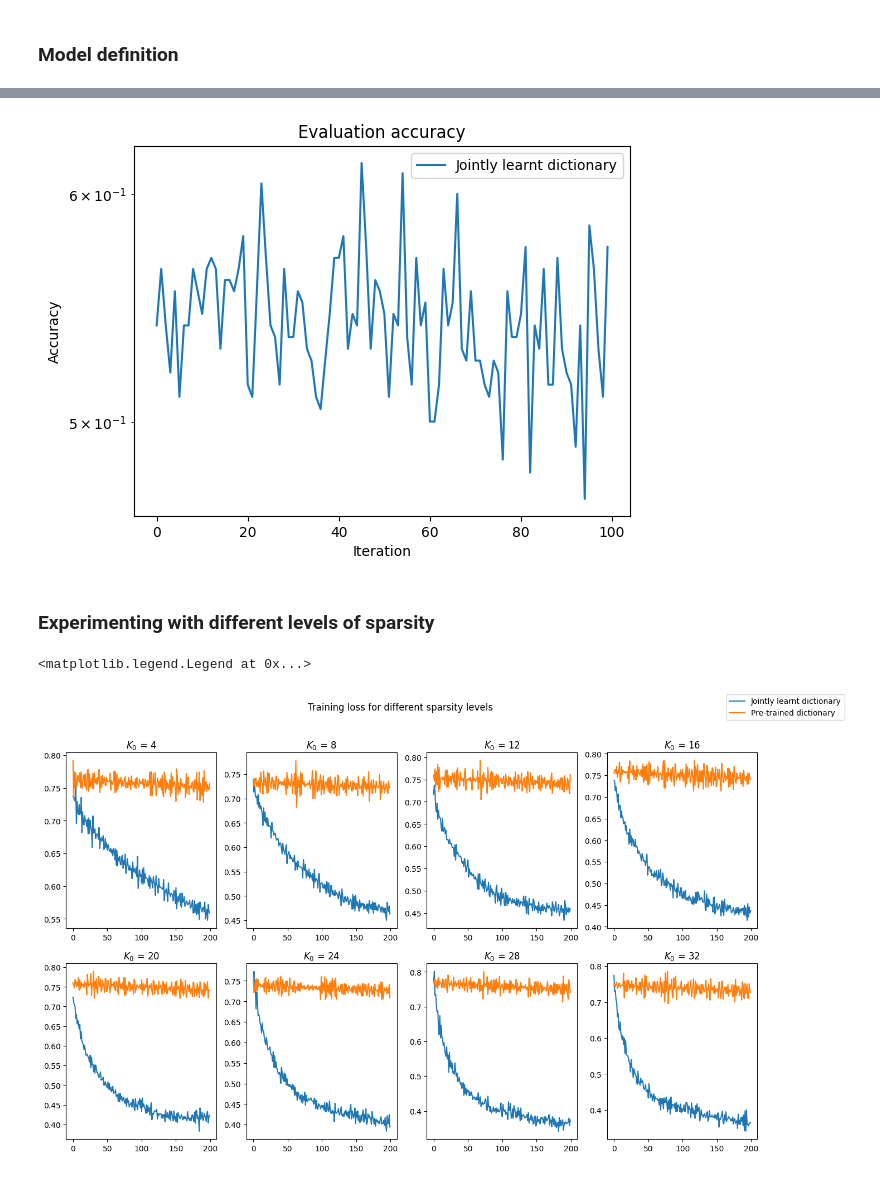
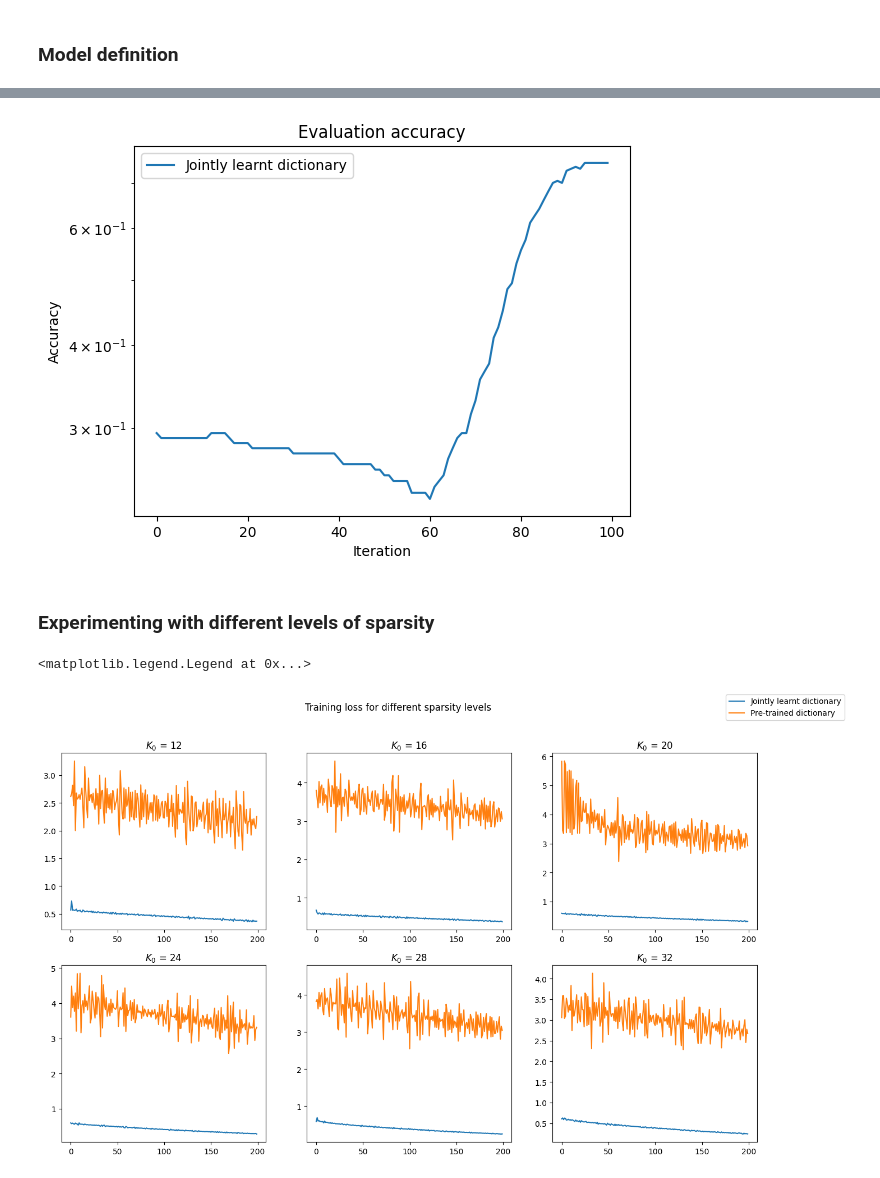
Before and after one commit to LeoDiNino97/TaskDrivenDictionaryLearning, a Jupyter notebook: classification_primer_synthetic.ipynb, the cells around one changed output, grey strips where cells are left out. Cells and saved outputs as stored; diff of their text form; code cells hidden in the pictures.

```diff
--- a/classification_primer_synthetic.ipynb
+++ b/classification_primer_synthetic.ipynb
@@ -107,7 +109,7 @@ class TDDL(nn.Module):
         torch.nn.init.xavier_uniform(self.fc1.weight)
 
         # Define the optimization utilities
-        self.criterion = nn.BCELoss()
+        self.criterion = nn.BCEWithLogitsLoss()
 
         # Metrics tracker
         self.train_losses = []
@@ -126,14 +128,14 @@ class TDDL(nn.Module):
         X, Y= next(iter(train_set))
         for _ in tqdm(range(self.burn_in)):
 
-            alpha = self.OMP(X)
+            alpha = self.LARS(X)
 
             with torch.no_grad():
                 self.D = self.projD(self.D - self.LR *( - torch.matmul(X.t(), alpha) - torch.matmul(self.D, torch.matmul(alpha.t(), alpha))))
 
         # The parameters of the model are optimized as well once the initialized dictionary is fixed
         for _ in tqdm(range(self.burn_in)):
-            alpha = self.ST(X)
+            alpha = self.LARS(X)
             L = self.activeSet(alpha)
 
             # Forward this sparse feature vector enabling gradient computation with respect to the coded sparse vector
@@ -148,8 +150,21 @@ class TDDL(nn.Module):
                     param -= self.LR * (param.grad)
 
     def forward(self, alpha):
-        return torch.sigmoid(self.fc1(alpha))
+        return self.fc1(alpha)
 
+    def LARS(self, X):
+        # Use LARS for sparse coding
+        lars = Lars(n_nonzero_coefs=self.K)
+
+        alpha_hat = torch.zeros(X.shape[0], self.D.shape[1])
+
+        for i in range(X.shape[0]):
+            lars.fit(self.D.detach().cpu().numpy(), X[i].detach().cpu().numpy())
+            alpha_hat[i, :] = torch.tensor(lars.coef_, device=X.device)
+
+        return alpha_hat.requires_grad_(True)
+
+    '''
     def ST(self, X, max_itr = 100):
 
         alpha_hat = torch.zeros(X.shape[0], self.D.shape[1])
@@ -186,6 +201,7 @@ class TDDL(nn.Module):
                 R[i] = X[i] - torch.matmul(self.D, alpha[i])
 
         return torch.tensor(alpha, requires_grad=True)
+    '''
 
     def activeSet(self, alpha):
         return torch.nonzero(alpha, as_tuple=True)
@@ -200,7 +216,7 @@ class TDDL(nn.Module):
     def update(self, X, Y):
 
         # Compute the sparse approximation and its non-zero entries set
-        alpha = self.ST(X)
+        alpha = self.LARS(X)
         L = self.activeSet(alpha)
 
         # Forward this sparse feature vector enabling gradient computation with respect to the coded sparse vector
@@ -263,7 +279,7 @@ class TDDL(nn.Module):
 
         for X, Y in test_loader:
 
-            alpha = self.OMP(X)
+            alpha = self.LARS(X)
             y_hat = self.forward(alpha)
             y_hat = (y_hat > 0.5).float()
 
@@ -315,7 +331,7 @@ test_set = SyntheticSignals(A = A_,
                             s = s_,
                             size = 200).set_loader()
 # %%
-model1 = TDDL(m_, n_, 20, train_set, T = 100, LR = 5e-5)
+model1 = TDDL(m_, n_, 20, train_set, T = 100, LR = 5e-2)
 D = torch.clone(model1.D)
 model1.trainLoop(train_set, test_set)
 # %%
@@ -340,20 +356,20 @@ plt.xlabel('Iteration')
 plt.legend()
 plt.yscale('log')
 # %% [output]
-[figure, old version]
+[figure, new version]
 # %% [markdown]
 ### Experimenting with different levels of sparsity
 # %%
-Ks = [4,8,12,16,20,24,28,32]
+Ks = [12,16,20,24,28,32]
 
 models_joint = {k : None for k in Ks}
 models_pre = {k : None for k in Ks}
 
 for k in Ks:
-    model1 = TDDL(m_, n_, k, train_set, T = 100, LR = 5e-4)
+    model1 = TDDL(m_, n_, k, train_set, T = 100, LR = 5e-2)
     model1.trainLoop(train_set, test_set)
 
-    model2 = TDDL(m_, n_, k, train_set, dicup = False, burn_in=100, T = 100, LR = 5e-4)
+    model2 = TDDL(m_, n_, k, train_set, dicup = False, burn_in=100, T = 100, LR = 5e-2)
     model2.trainLoop(train_set, test_set)
 
     models_joint[k] = model1
@@ -371,16 +387,16 @@ with open('joint_models.pkl', 'rb') as file:
 with open('pre_models.pkl', 'rb') as file:
     models_pre = pickle.load(file)
 # %%
-fig, axs = plt.subplots(2, 4, figsize = (16,9))
+fig, axs = plt.subplots(2, 3, figsize = (16,9))
 fig.suptitle('Training loss for different sparsity levels')
 for i, k in enumerate(Ks):
-    axs[i // 4, i % 4].plot(models_joint[k].train_losses, label = 'Jointly learnt dictionary')
-    axs[i // 4, i % 4].plot(models_pre[k].train_losses, label = 'Pre-trained dictionary')
-    axs[i // 4, i % 4].set_title(f'$K_0$ = {k}')
+    axs[i // 3, i % 3].plot(models_joint[k].train_losses, label = 'Jointly learnt dictionary')
+    axs[i // 3, i % 3].plot(models_pre[k].train_losses, label = 'Pre-trained dictionary')
+    axs[i // 3, i % 3].set_title(f'$K_0$ = {k}')
 
 handles, labels = axs[0, 0].get_legend_handles_labels()
 fig.legend(handles, labels)
 # %% [output]
 <matplotlib.legend.Legend at 0x...>
-[figure, old version]
+[figure, new version]
 # %%
```
Also changed, not shown: parts of 6 cells of this notebook, 2 other files.
